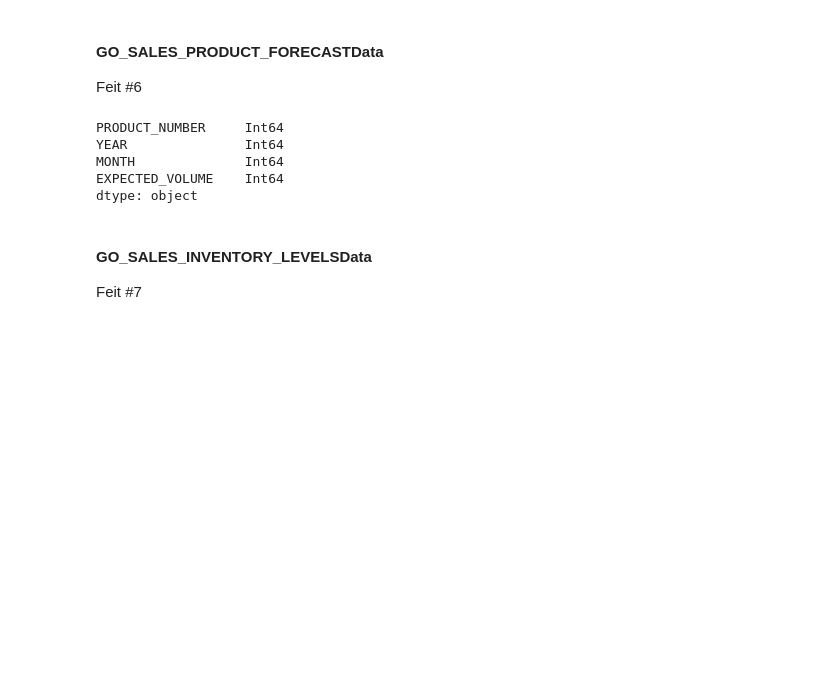
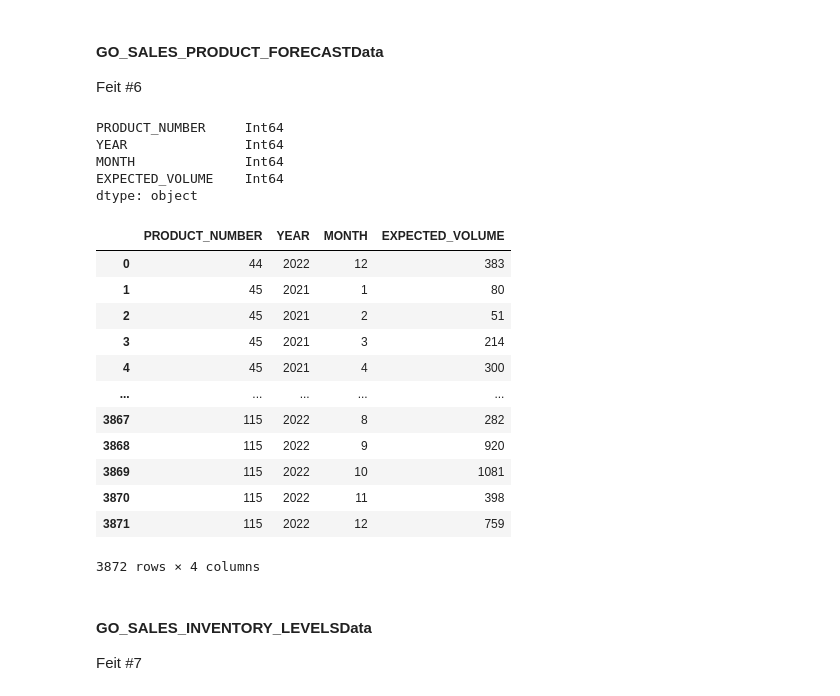
Before and after one commit to DKnightAnon/DEDS_repository, a Jupyter notebook: Week 4/Practicum_4.3_Opdracht_A-Delgado.ipynb, the cells around one changed output. Saved outputs shown, nothing was run; the diff lists cells and outputs as text; code cells hidden in the pictures; blank space fills up the shorter version.

```diff
--- a/Week 4/Practicum_4.3_Opdracht_A-Delgado.ipynb
+++ b/Week 4/Practicum_4.3_Opdracht_A-Delgado.ipynb
@@ -769,14 +886,28 @@ Feit #6
 # %%
 global GO_SALES_PRODUCT_FORECASTData
 GO_SALES_PRODUCT_FORECASTData = pd.read_csv("../Assets/Week 2/GO_SALES_PRODUCT_FORECASTData.csv")
 GO_SALES_PRODUCT_FORECASTData = GO_SALES_PRODUCT_FORECASTData.convert_dtypes()
 display(GO_SALES_PRODUCT_FORECASTData.dtypes)
+display(GO_SALES_PRODUCT_FORECASTData)
 # %% [output]
 PRODUCT_NUMBER     Int64
 YEAR               Int64
 MONTH              Int64
 EXPECTED_VOLUME    Int64
 dtype: object
+|  | PRODUCT_NUMBER | YEAR | MONTH | EXPECTED_VOLUME |
+| 0 | 44 | 2022 | 12 | 383 |
+| 1 | 45 | 2021 | 1 | 80 |
+| 2 | 45 | 2021 | 2 | 51 |
+| 3 | 45 | 2021 | 3 | 214 |
+| 4 | 45 | 2021 | 4 | 300 |
+| ... | ... | ... | ... | ... |
+| 3867 | 115 | 2022 | 8 | 282 |
+| 3868 | 115 | 2022 | 9 | 920 |
+| 3869 | 115 | 2022 | 10 | 1081 |
+| 3870 | 115 | 2022 | 11 | 398 |
+| 3871 | 115 | 2022 | 12 | 759 |
+3872 rows × 4 columns
 # %% [markdown]
 #### GO_SALES_INVENTORY_LEVELSData
 
```
Also changed, not shown: parts of 11 cells of this notebook, 5 other files.
